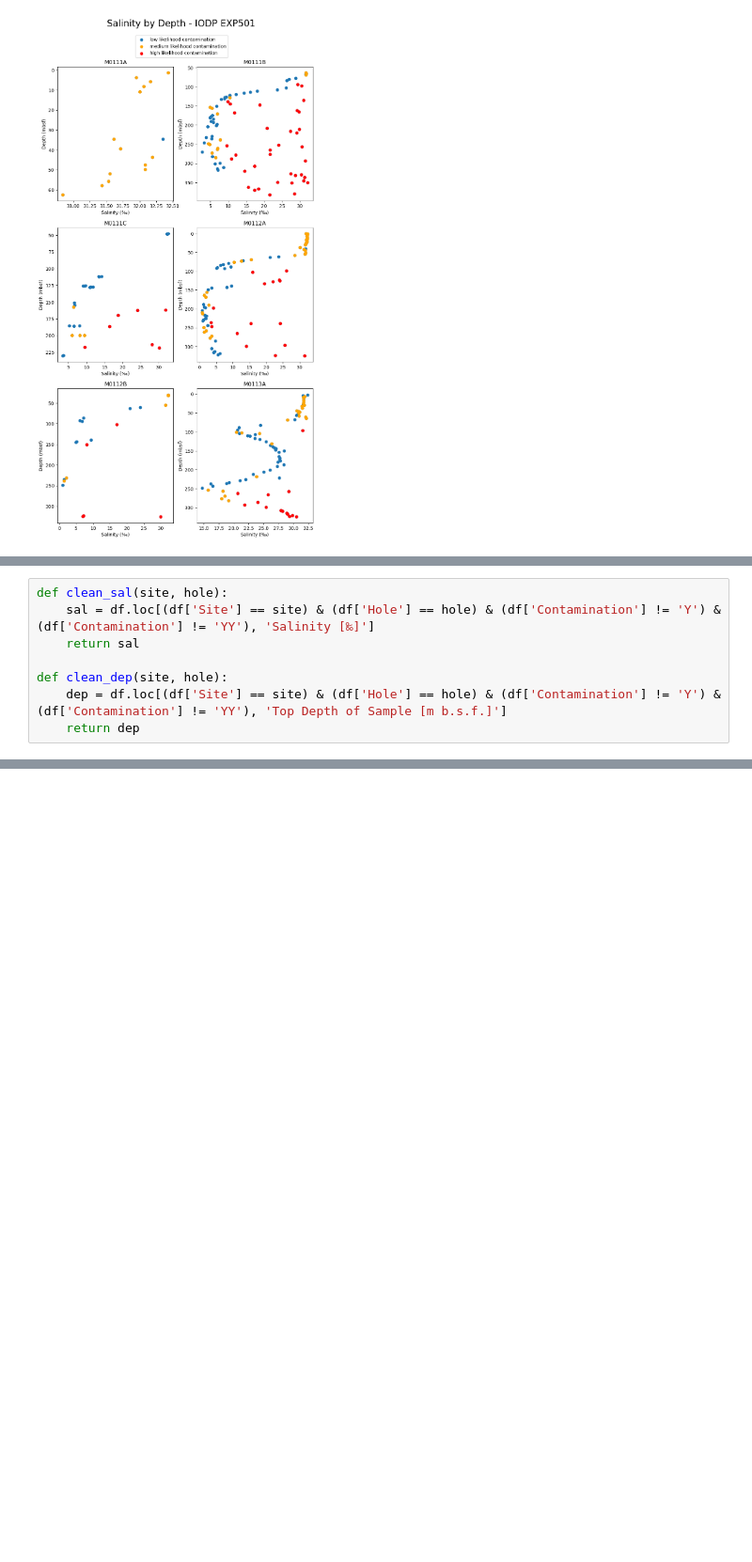
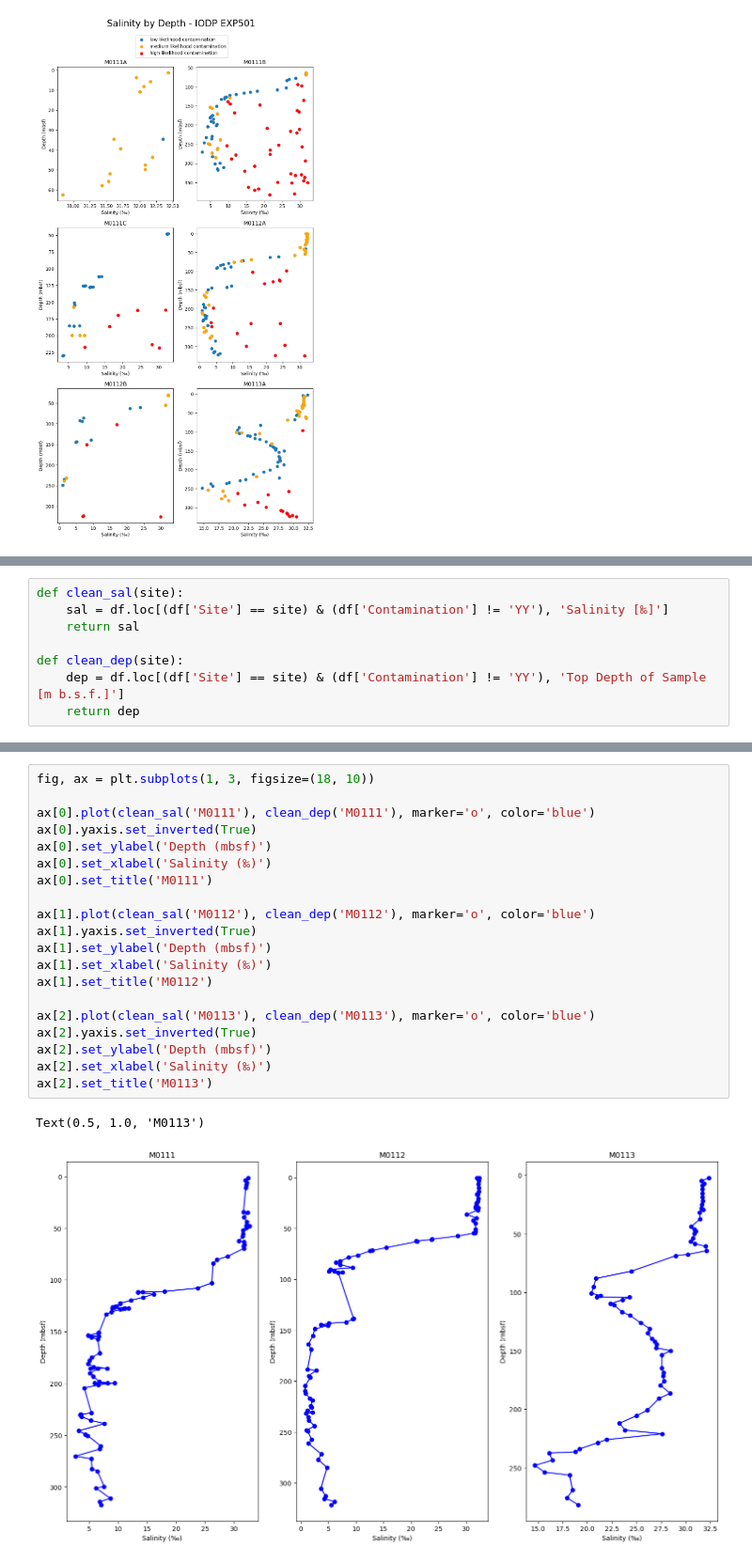
Before and after one commit to maddoxchastain-vcool/MAD-FF-Corrections-from-Varied-Salinity, a Jupyter notebook: work/salinity_exploration.ipynb, the cells around one changed output, grey strips where cells are left out. Shown at 94% size. Saved outputs shown, nothing was run; the diff lists cells and outputs as text; blank space fills up the shorter version.

Commit message:
combined holes by site and linear interp

```diff
--- a/work/salinity_exploration.ipynb
+++ b/work/salinity_exploration.ipynb
@@ -128,9 +127,9 @@ Text(0.5, 0.96, 'Salinity by Depth - IODP EXP501')
 # %%
-def clean_sal(site, hole):
-    sal = df.loc[(df['Site'] == site) & (df['Hole'] == hole) & (df['Contamination'] != 'Y') & (df['Contamination'] != 'YY'), 'Salinity [‰]']
+def clean_sal(site):
+    sal = df.loc[(df['Site'] == site) & (df['Contamination'] != 'YY'), 'Salinity [‰]']
     return sal
 
-def clean_dep(site, hole):
-    dep = df.loc[(df['Site'] == site) & (df['Hole'] == hole) & (df['Contamination'] != 'Y') & (df['Contamination'] != 'YY'), 'Top Depth of Sample [m b.s.f.]']
+def clean_dep(site):
+    dep = df.loc[(df['Site'] == site) & (df['Contamination'] != 'YY'), 'Top Depth of Sample [m b.s.f.]']
     return dep
 # %%
@@ -180 +179,24 @@ Text(0.5, 0.91, 'Salinity by Depth Without Contaminated Samples - IODP EXP501')
+# %%
+fig, ax = plt.subplots(1, 3, figsize=(18, 10))
+
+ax[0].plot(clean_sal('M0111'), clean_dep('M0111'), marker='o', color='blue')
+ax[0].yaxis.set_inverted(True)
+ax[0].set_ylabel('Depth (mbsf)')
+ax[0].set_xlabel('Salinity (‰)')
+ax[0].set_title('M0111')
+
+ax[1].plot(clean_sal('M0112'), clean_dep('M0112'), marker='o', color='blue')
+ax[1].yaxis.set_inverted(True)
+ax[1].set_ylabel('Depth (mbsf)')
+ax[1].set_xlabel('Salinity (‰)')
+ax[1].set_title('M0112')
+
+ax[2].plot(clean_sal('M0113'), clean_dep('M0113'), marker='o', color='blue')
+ax[2].yaxis.set_inverted(True)
+ax[2].set_ylabel('Depth (mbsf)')
+ax[2].set_xlabel('Salinity (‰)')
+ax[2].set_title('M0113')
+# %% [output]
+Text(0.5, 1.0, 'M0113')
+[figure, added]
 # %% [markdown]
```
Also changed, not shown: parts of 10 cells of this notebook.
